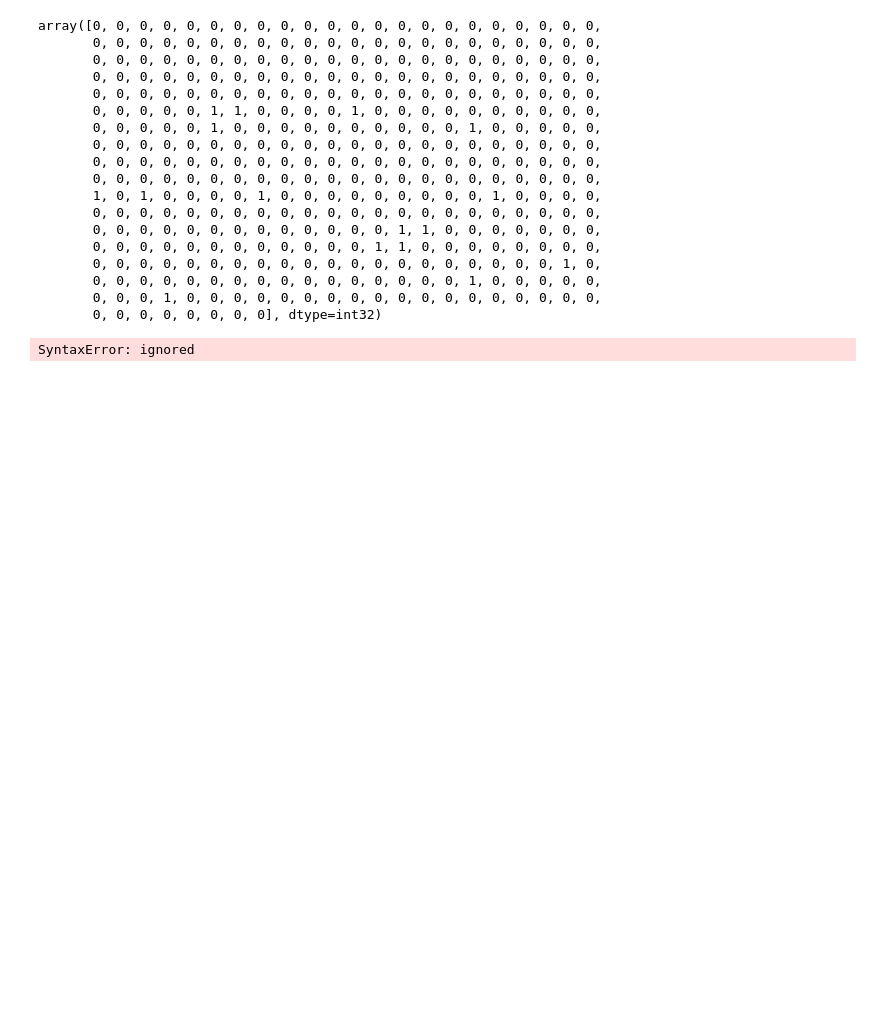
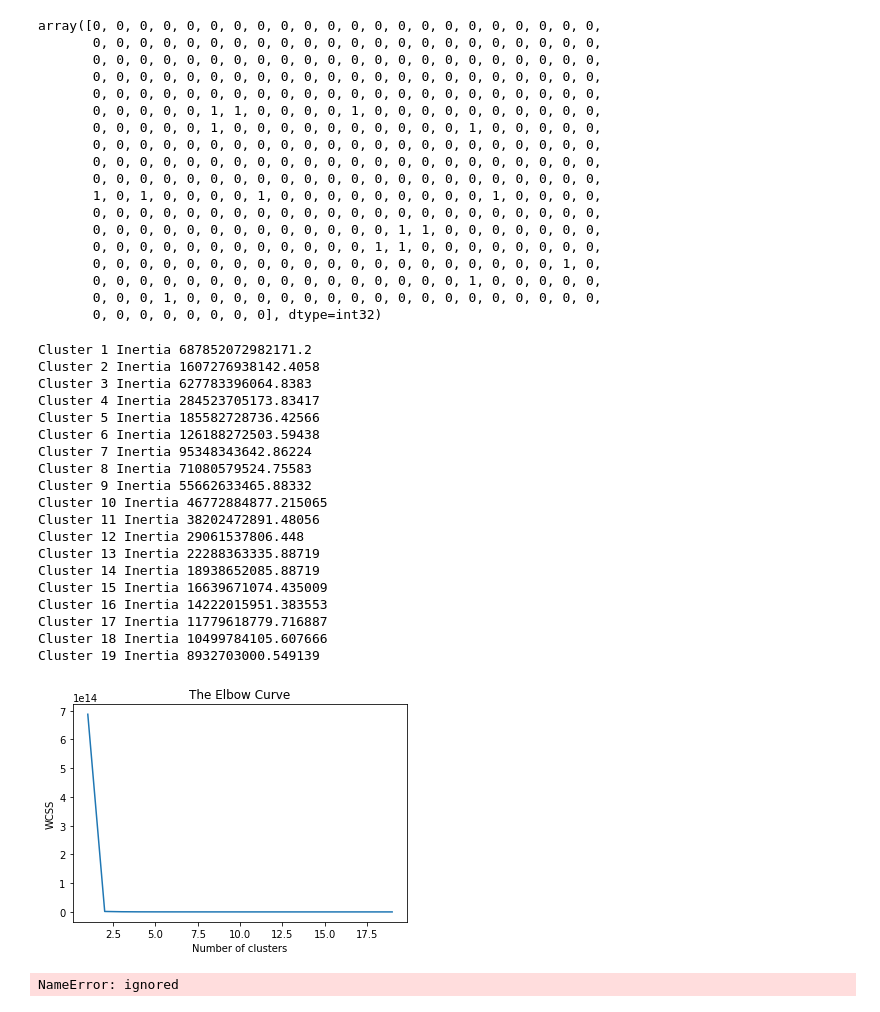
Before and after one commit to gautumsvp7/SolarDataSetPublic, a Jupyter notebook: Solar_Dataset.ipynb, the cells around one changed output. Cells and saved outputs as stored; diff of their text form; code cells hidden in the pictures; blank space fills up the shorter version.

Commit message:
Fixed elbow method

```diff
--- a/Solar_Dataset.ipynb
+++ b/Solar_Dataset.ipynb
@@ -271,14 +256,43 @@ array([0, 0, 0, 0, 0, 0, 0, 0, 0, 0, 0, 0, 0, 0, 0, 0, 0, 0, 0, 0, 0, 0,
 # %%
 wcss = []
 for i in range(1,20):
- kmeans = KMeans(n_clusters=i,init=’k-means++’,max_iter=300,n_init=10,random_state=0)
+ kmeans = KMeans(n_clusters=i,init='k-means++',max_iter=300,n_init=10,random_state=0)
  kmeans.fit(X)
  wcss.append(kmeans.inertia_)
- print(“Cluster”, i, “Inertia”, kmeans.inertia_)
+ print("Cluster", i, "Inertia", kmeans.inertia_)
 plt.plot(range(1,20),wcss)
-plt.title(‘The Elbow Curve’)
-plt.xlabel(‘Number of clusters’)
-plt.ylabel(‘WCSS’) ##WCSS stands for total within-cluster sum of square
+plt.title("The Elbow Curve")
+plt.xlabel("Number of clusters")
+plt.ylabel("WCSS") ##WCSS stands for total within-cluster sum of square
 plt.show()
 # %% [output]
-SyntaxError: ignored
+Cluster 1 Inertia 687852072982171.2
+Cluster 2 Inertia 1607276938142.4058
+Cluster 3 Inertia 627783396064.8383
+Cluster 4 Inertia 284523705173.83417
+Cluster 5 Inertia 185582728736.42566
+Cluster 6 Inertia 126188272503.59438
+Cluster 7 Inertia 95348343642.86224
+Cluster 8 Inertia 71080579524.75583
+Cluster 9 Inertia 55662633465.88332
+Cluster 10 Inertia 46772884877.215065
+Cluster 11 Inertia 38202472891.48056
+Cluster 12 Inertia 29061537806.448
+Cluster 13 Inertia 22288363335.88719
+Cluster 14 Inertia 18938652085.88719
+Cluster 15 Inertia 16639671074.435009
+Cluster 16 Inertia 14222015951.383553
+Cluster 17 Inertia 11779618779.716887
+Cluster 18 Inertia 10499784105.607666
+Cluster 19 Inertia 8932703000.549139
+[figure, added]
+# %%
+# silhouette coeffiecient
+silhouette_coefficients = []
+for k in range(2,18):
+  kmeans = KMeans(n_clusters=k,**kmeans_kwargs)
+  kemans.fit(final_df)
+  score = silhouette_score(scaled_features,kmeans.labels_)
+  silhouette_coefficients.append(score)
+# %% [output]
+NameError: ignored
```
Also changed, not shown: parts of 9 cells of this notebook.
